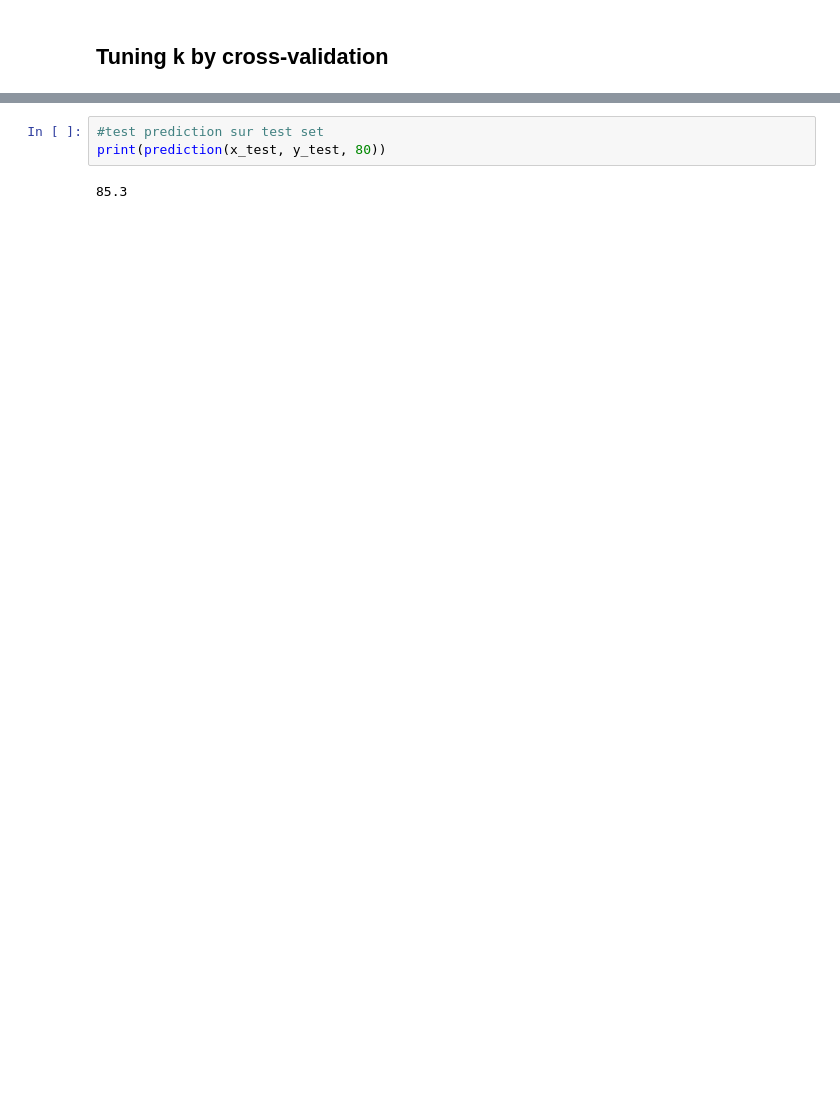
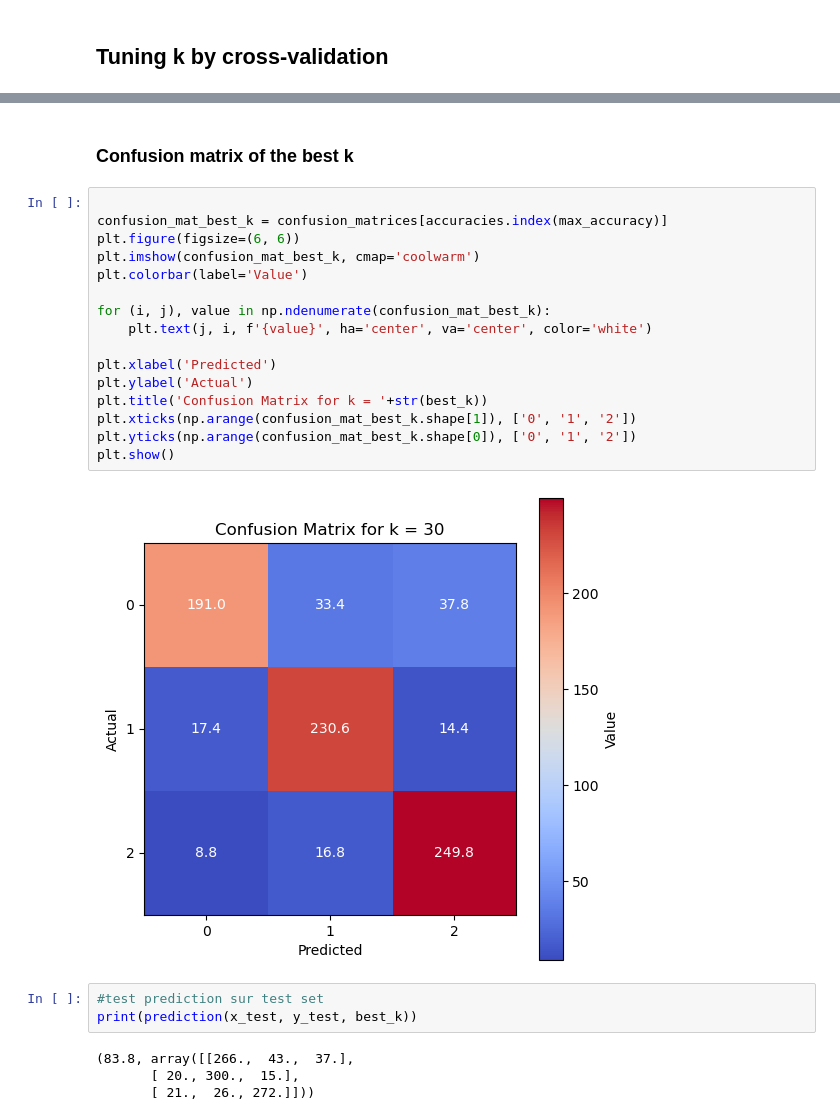
Before and after one commit to bapt-mat/Intro-to-Machine-Learning-Project, a Jupyter notebook: project.ipynb, the cells around one changed output, grey strips where cells are left out. Cells and saved outputs as stored; diff of their text form; blank space fills up the shorter version.

```diff
--- a/project.ipynb
+++ b/project.ipynb
@@ -215,5 +242,27 @@ plt.show()
+# %% [markdown]
+### Confusion matrix of the best k
+# %%
+
+confusion_mat_best_k = confusion_matrices[accuracies.index(max_accuracy)]
+plt.figure(figsize=(6, 6))
+plt.imshow(confusion_mat_best_k, cmap='coolwarm')
+plt.colorbar(label='Value')
+
+for (i, j), value in np.ndenumerate(confusion_mat_best_k):
+    plt.text(j, i, f'{value}', ha='center', va='center', color='white')
+
+plt.xlabel('Predicted')
+plt.ylabel('Actual')
+plt.title('Confusion Matrix for k = '+str(best_k))
+plt.xticks(np.arange(confusion_mat_best_k.shape[1]), ['0', '1', '2'])
+plt.yticks(np.arange(confusion_mat_best_k.shape[0]), ['0', '1', '2'])
+plt.show()
+# %% [output]
+[figure, added]
 # %%
 #test prediction sur test set
-print(prediction(x_test, y_test, 80))
+print(prediction(x_test, y_test, best_k))
 # %% [output]
-85.3
+(83.8, array([[266.,  43.,  37.],
+       [ 20., 300.,  15.],
+       [ 21.,  26., 272.]]))
```
Also changed, not shown: parts of 6 cells of this notebook.
